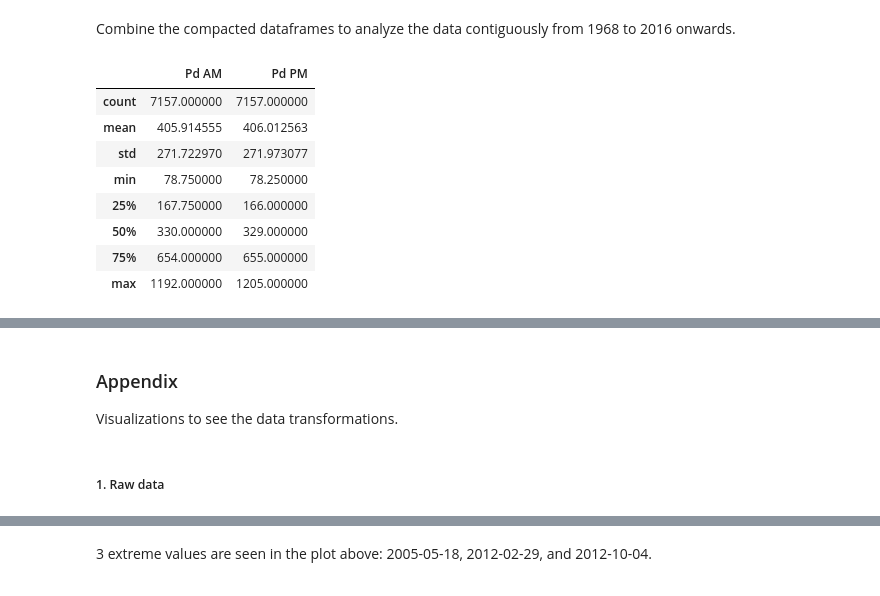
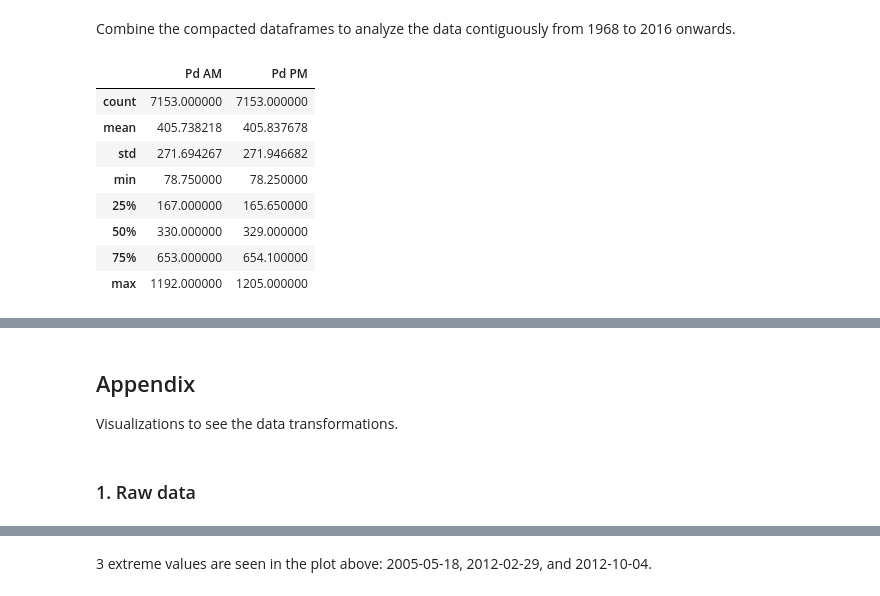
Before and after one commit to mhk-github/Jupyter, a Jupyter notebook: EDA/EDA.ipynb, the cells around one changed output, grey strips where cells are left out. Drawn from its saved outputs; the diff is of its cells as text; code cells hidden in the pictures.

```diff
--- a/EDA/EDA.ipynb
+++ b/EDA/EDA.ipynb
@@ -23,7 +34,19 @@ DATE_FORM_RE = re.compile('^"?(\d+)/(\d+)/(\d+)"?\s*(.*)$')
 This function ensures pandas will not throw exceptions without a good reason.
 # %%
 def locale_string_to_float(value: str) -> float:
-    """Attempt to convert the argument to a float."""
+    """
+    Attempt to convert the argument to a float.
+
+    Parameters
+    ----------
+    value : str
+        A number in string form
+
+    Returns
+    -------
+    float
+        Either NaN or the floating point value of the argument
+    """
 
     returnVal = np.nan
     try:
@@ -166,6 +225,12 @@ data_d1 = {
     'Pd PM': df_london_fixes_daily_1968_2015['Pd PM']
 }
 df_palladium_1 = pd.DataFrame(data_d1).dropna(axis=0)
-df_palladium_1 = df_palladium_1.drop(abnormal_value_indices(df_palladium_1, 'Pd AM', 1.5))
+df_palladium_1 = df_palladium_1.drop(
+    abnormal_value_indices(
+        df_palladium_1,
+        'Pd AM',
+        5.0
+    )
+)
 df_palladium_1.describe()
 # %% [output]
@@ -185,7 +250,12 @@ data_d2 = {
     'Pd PM': df_london_fixes_daily_from_2016_on['Pd PM']
 }
 df_palladium_2 = pd.DataFrame(data_d2).dropna(axis=0)
-df_palladium_2 = df_palladium_2.drop(abnormal_value_indices(df_palladium_2, 'Pd AM', 1.5))
+df_palladium_2 = df_palladium_2.drop(
+    abnormal_value_indices(
+        df_palladium_2,
+        'Pd AM',
+        5.0)
+)
 df_palladium_2.describe()
 # %% [output]
 []
@@ -201,17 +271,17 @@ df_palladium_2.describe()
 # %% [markdown]
 Combine the compacted dataframes to analyze the data contiguously from 1968 to 2016 onwards.
 # %%
-df_palladium = df_palladium_1.append(df_palladium_2)
+df_palladium = pd.concat([df_palladium_1, df_palladium_2])
 df_palladium.describe()
 # %% [output]
 |  | Pd AM | Pd PM |
-| count | 7157.000000 | 7157.000000 |
-| mean | 405.914555 | 406.012563 |
-| std | 271.722970 | 271.973077 |
+| count | 7153.000000 | 7153.000000 |
+| mean | 405.738218 | 405.837678 |
+| std | 271.694267 | 271.946682 |
 | min | 78.750000 | 78.250000 |
-| 25% | 167.750000 | 166.000000 |
+| 25% | 167.000000 | 165.650000 |
 | 50% | 330.000000 | 329.000000 |
-| 75% | 654.000000 | 655.000000 |
+| 75% | 653.000000 | 654.100000 |
 | max | 1192.000000 | 1205.000000 |
 # %%
 fig, ax = plt.subplots()
@@ -225,11 +295,11 @@ plt.show()
 # %% [output]
 [figure]
 # %% [markdown]
-### Appendix
+## Appendix
 
 Visualizations to see the data transformations.
 # %% [markdown]
-##### 1. Raw data
+### 1. Raw data
 # %%
 df_london_fixes_daily_1968_2015_raw = pd.read_csv(
     r'Data\part_1.csv',
```
Also changed, not shown: parts of 12 cells of this notebook.
